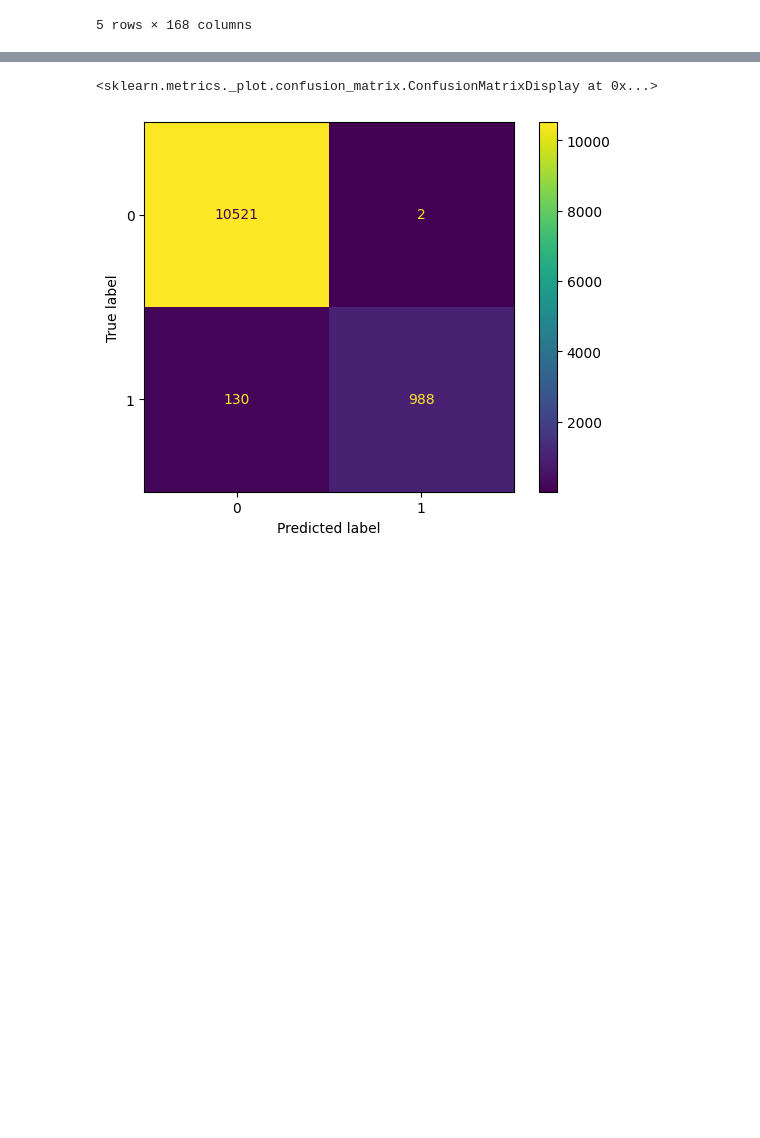
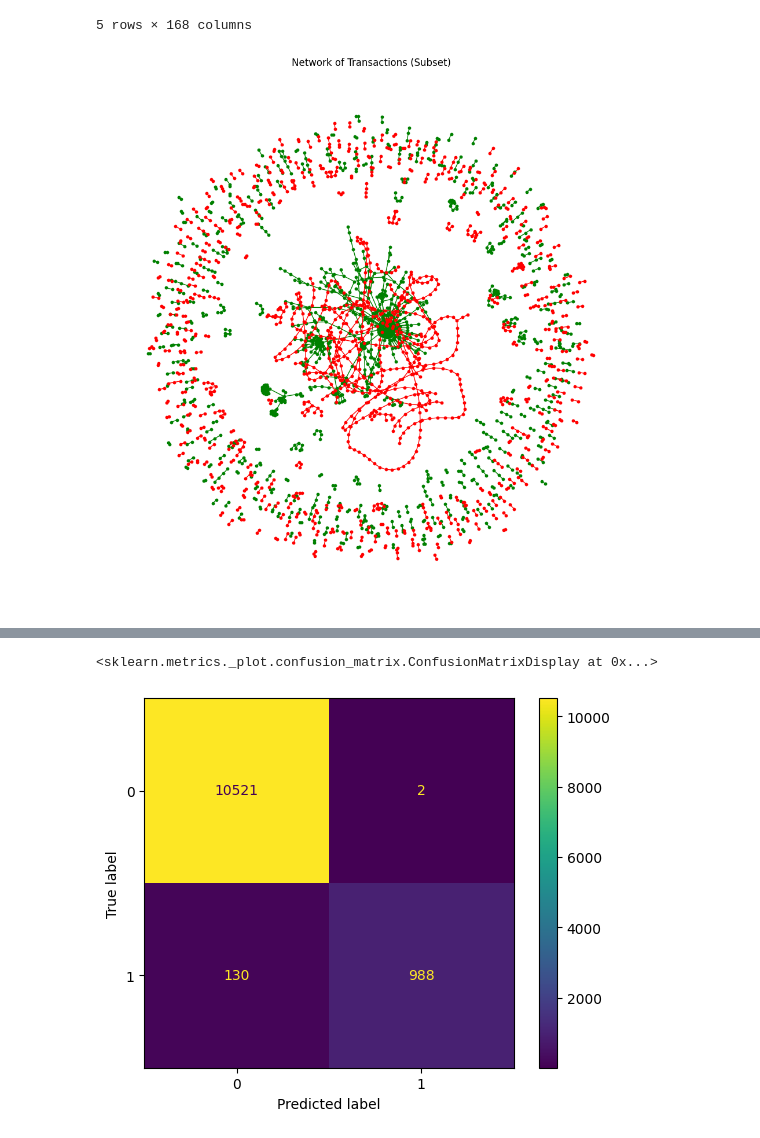
Before and after one commit to Linupo/MBD, a Jupyter notebook: random_forest.ipynb, the cells around one changed output, grey strips where cells are left out. Drawn from its saved outputs; the diff is of its cells as text; code cells hidden in the pictures; blank space fills up the shorter version.

```diff
--- a/random_forest.ipynb
+++ b/random_forest.ipynb
@@ -69,6 +70,31 @@ class_feature_selected.head()
 | 3 | 27553029 | 2 | 1 | -0.151357 | -0.184668 | -1.201369 | -0.121970 | ... |
 | 4 | 3881097 | 2 | 1 | -0.172306 | -0.184668 | -1.201369 | 0.028105 | ... |
 5 rows × 168 columns
+# %%
+import networkx as nx
+
+# Plotting the graph
+plt.figure(figsize=(12, 12))
+plt.title('Network of Transactions (Subset)')
+
+legal_transaction_ids = class_feature.loc[(class_feature['class'] == "2"), 'txId']
+
+illegal_transaction_ids = class_feature.loc[(class_feature['class'] == "1"), 'txId']
+
+# legal -> legal
+edges_to_plot = edges.loc[edges['txId1'].isin(legal_transaction_ids) & edges['txId2'].isin(legal_transaction_ids)]
+G = nx.from_pandas_edgelist(edges_to_plot.head(1000), 'txId1', 'txId2')
+nx.draw(G, with_labels=False, node_size=10, node_color='green', edge_color='green')
+
+# illegal -> illegal
+edges_to_plot = edges.loc[edges['txId1'].isin(illegal_transaction_ids) & edges['txId2'].isin(illegal_transaction_ids)]
+G = nx.from_pandas_edgelist(edges_to_plot.head(1000), 'txId1', 'txId2')
+nx.draw(G, with_labels=False, node_size=10, node_color='red', edge_color='red')
+
+
+plt.show()
+# %% [output]
+[figure, added]
 # %%
 X = class_feature_selected.drop(columns=['txId', 'class', 'Time step']) # ismetam nereikalingus
 y = class_feature_selected[['class']]
```
Also changed, not shown: parts of 3 cells of this notebook, 2 other files.
